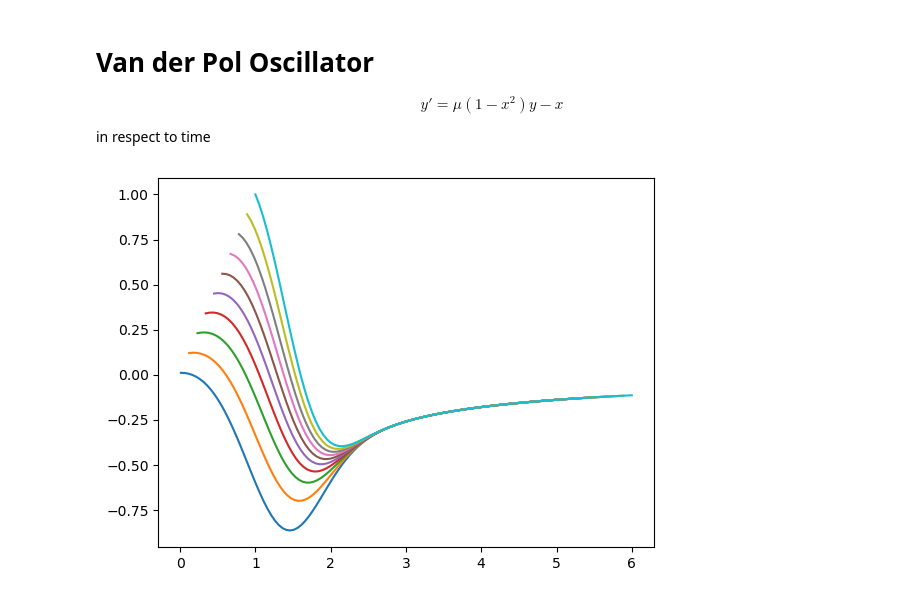
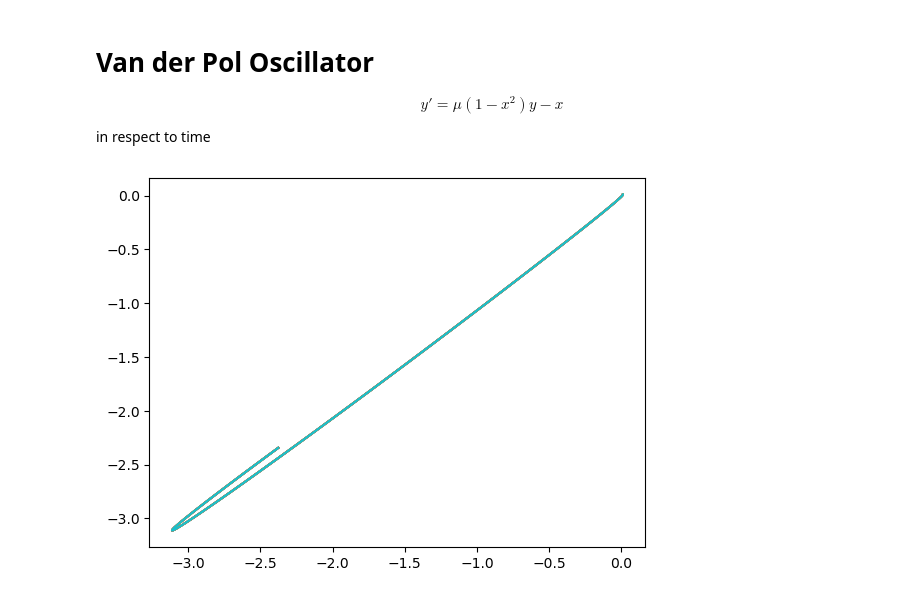
Before and after one commit to curtisjhu/notebooks, a Jupyter notebook: math/nonlinear.ipynb, the cells around one changed output. Saved outputs shown, nothing was run; the diff lists cells and outputs as text; code cells hidden in the pictures.

```diff
--- a/math/nonlinear.ipynb
+++ b/math/nonlinear.ipynb
@@ -243,31 +243,35 @@ in respect to time
 # %%
 ####ONLY CHANGES HERE######
 h = 0.05
 N = 10 # num of lines
-mu = 1.5
-x, y = np.linspace(0.01, 1, N), np.linspace(0.01, 1, N)
+mu = 0.1
+x, y = np.ones(N) * 0.01, np.ones(N) * 0.01
+t = np.zeros(N)
 def f(x, y):
 	return mu * (1 - x*x) * y - x
 ####NO CHANGES BELOW######
 
+plot_t = np.array([t]) # time
 plot_x = np.array([x])
 plot_y = np.array([y])
 
 time_len = 100
 for _ in range(time_len):
+	# y
 	k_1 = f(x, y)
 	k_2 = f(x + 0.5 * h, y + 0.5 * h * k_1)
 	k_3 = f(x + 0.5 * h, y + 0.5 * h * k_2)
 	k_4 = f(x + h, y + h * k_3)
 
+	plot_x = np.vstack((plot_x, y))
 	y = y + (h/6) * (k_1 + 2*k_2 + 2*k_3 + k_4)
 	x += h
 
-	plot_x = np.vstack((plot_x, x))
 	plot_y = np.vstack((plot_y, y))
+	plot_t = np.vstack((plot_t, t))
 
 for i in range(N):
 	plt.plot(plot_x[:, i], plot_y[:, i])
 plt.show()
 # %% [output]
-[figure, old version]
+[figure, new version]
```
Also changed, not shown: 2 other files.
